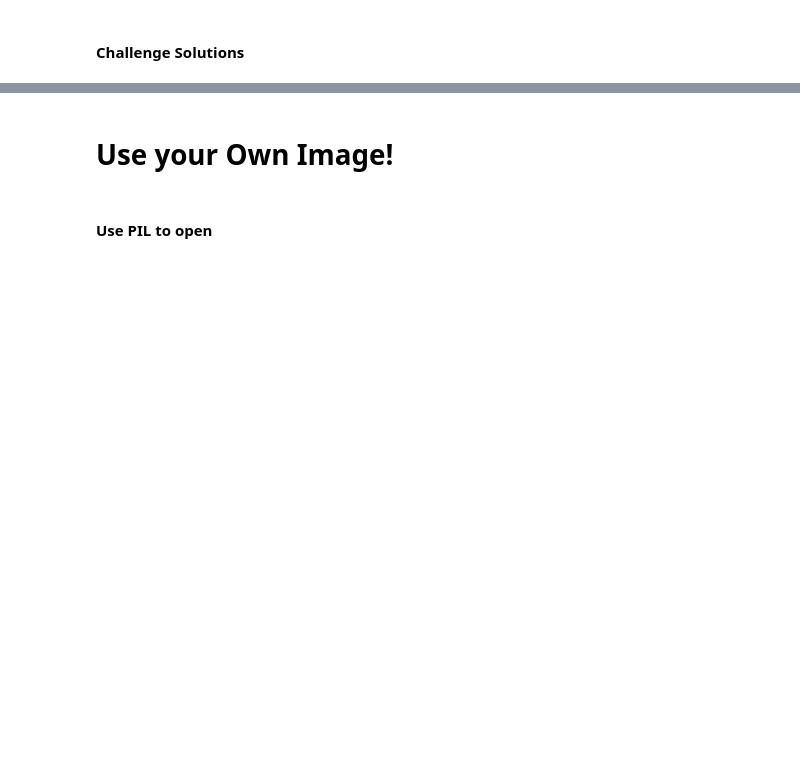
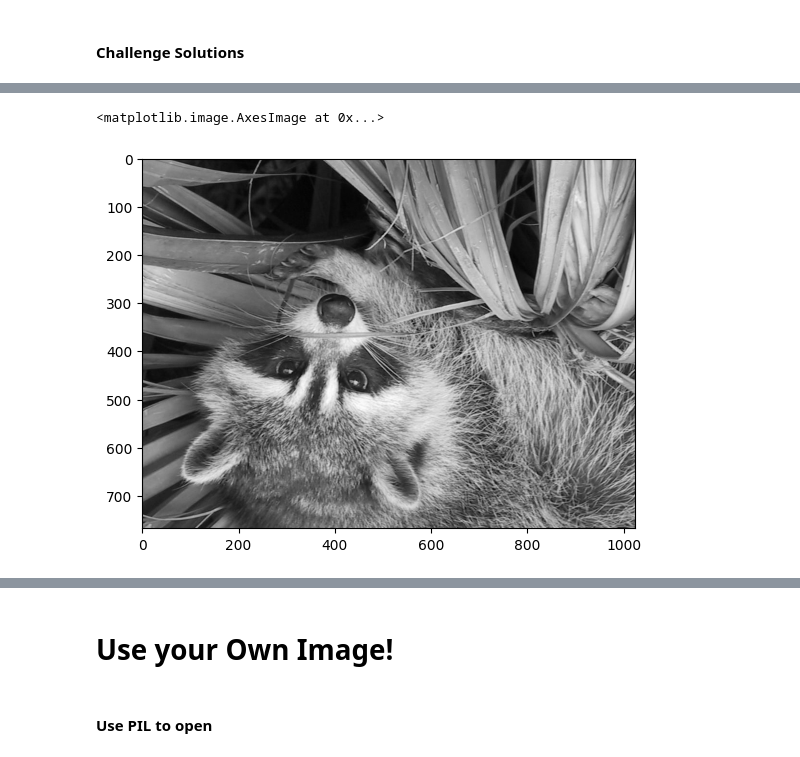
Before and after one commit to JayanthK007/python_in_100_days, a Jupyter notebook: day-77-challenge/Computation with NumPy (start)/Computation_with_NumPy_and_N_Dimensional_Arrays_(start).ipynb, the cells around one changed output, grey strips where cells are left out. Cells and saved outputs as stored; diff of their text form; code cells hidden in the pictures; blank space fills up the shorter version.

```diff
--- a/day-77-challenge/Computation with NumPy (start)/Computation_with_NumPy_and_N_Dimensional_Arrays_(start).ipynb
+++ b/day-77-challenge/Computation with NumPy (start)/Computation_with_NumPy_and_N_Dimensional_Arrays_(start).ipynb
@@ -247,0 +313,5 @@ grey_vals = np.array([0.2126, 0.7152, 0.0722])
+# %%
+plt.imshow(np.flip(img_gray), cmap='gray')
+# %% [output]
+<matplotlib.image.AxesImage at 0x...>
+[figure, added]
```
Also changed, not shown: parts of 19 cells of this notebook, 1 other file.
